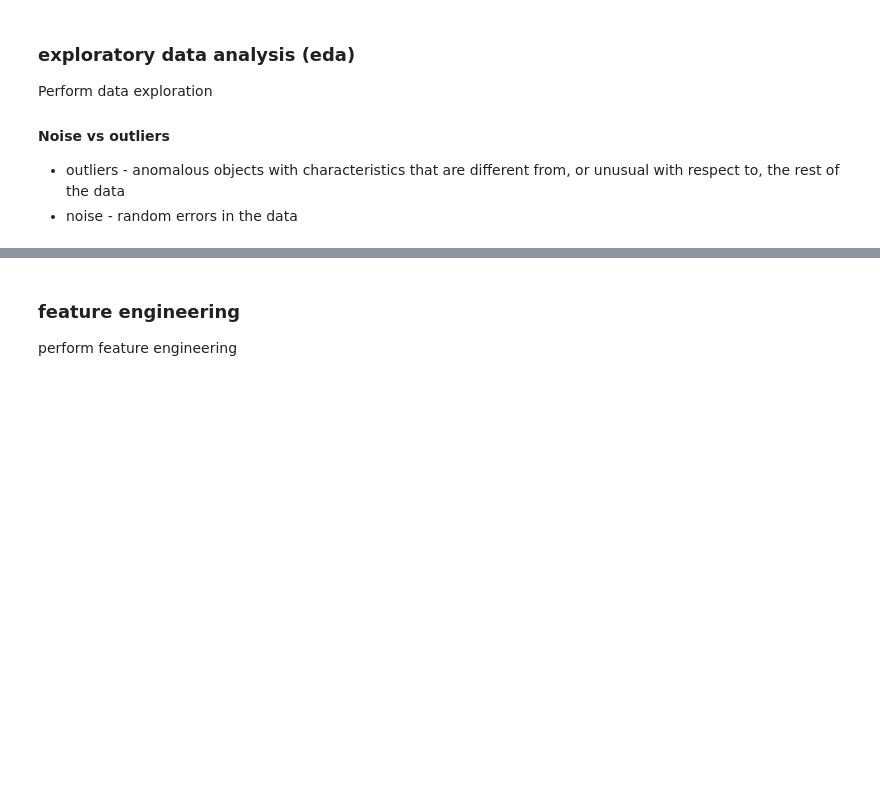
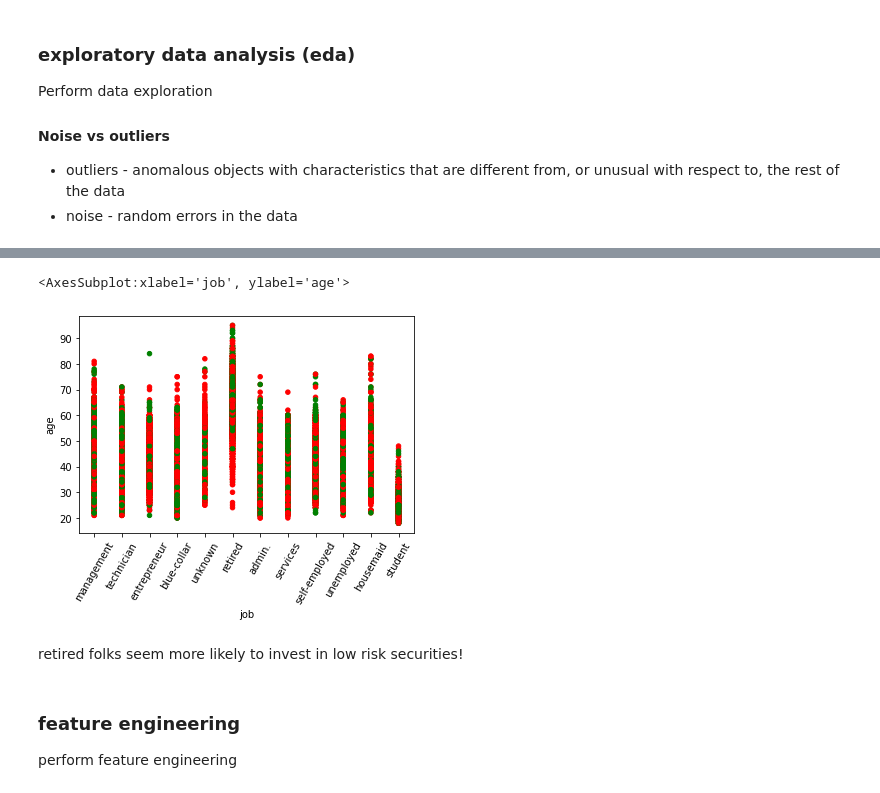
Before and after one commit to Tushar1729-k/bank-mkt-tgts-proj, a Jupyter notebook: rpt.ipynb, the cells around one changed output, grey strips where cells are left out. Saved outputs shown, nothing was run; the diff lists cells and outputs as text; code cells hidden in the pictures; blank space fills up the shorter version.

```diff
--- a/rpt.ipynb
+++ b/rpt.ipynb
@@ -95,3 +99,11 @@ Perform data exploration
+# %%
+colors = {'no': 'red', 'yes': 'green'}
+train_df.plot.scatter('job', 'age', c=train_df['y'].map(colors), rot=60)
+# %% [output]
+<AxesSubplot:xlabel='job', ylabel='age'>
+[figure, added]
+# %% [markdown]
+retired folks seem more likely to invest in low risk securities!
 # %% [markdown]
 ### feature engineering
 perform feature engineering
```
Also changed, not shown: parts of 1 cell of this notebook, 1 other file.
